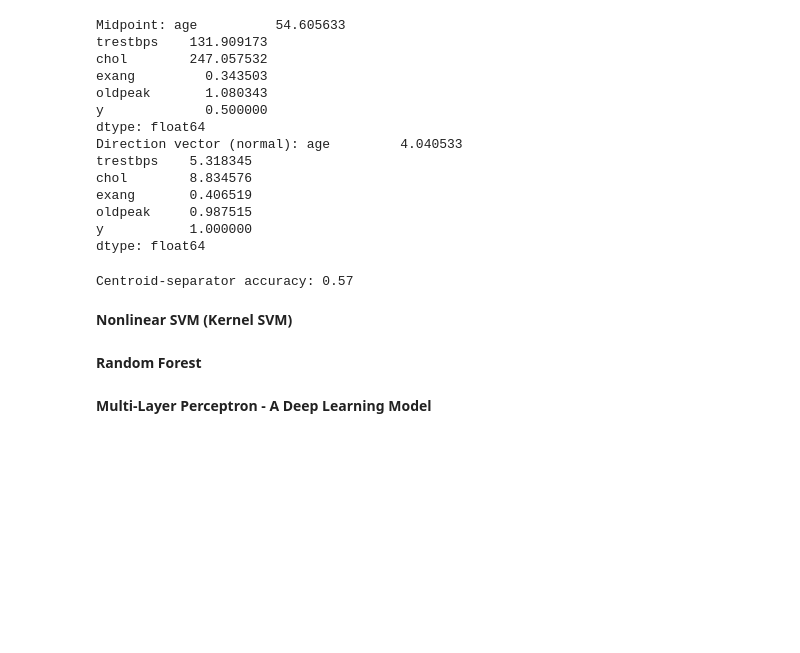
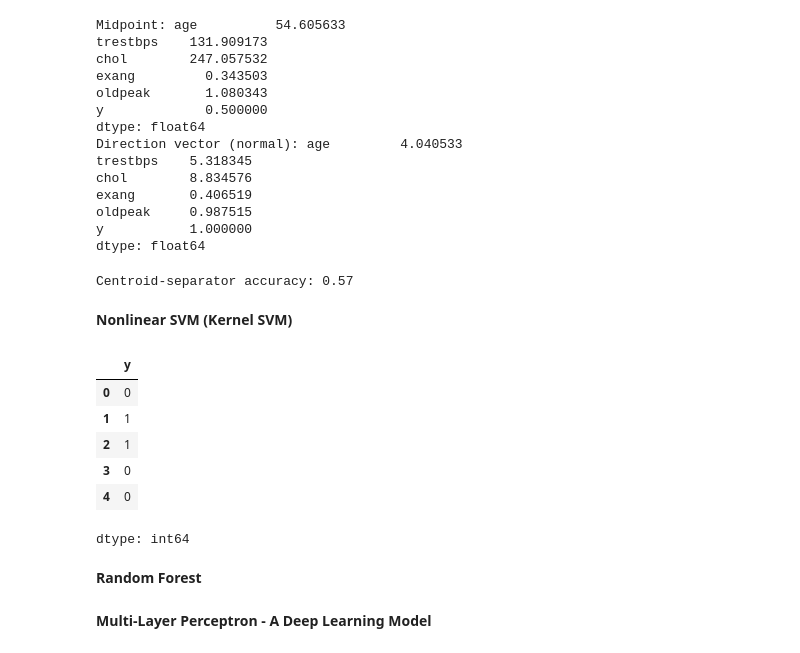
Before and after one commit to rhiats/classification_CAD, a Jupyter notebook: Heart_Disease.ipynb, the cells around one changed output. Drawn from its saved outputs; the diff is of its cells as text; code cells hidden in the pictures; blank space fills up the shorter version.

```diff
--- a/Heart_Disease.ipynb
+++ b/Heart_Disease.ipynb
@@ -495,6 +501,17 @@ print(f"Centroid-separator accuracy: {accuracy:.2f}")
 Centroid-separator accuracy: 0.57
 # %% [markdown]
 **Nonlinear SVM (Kernel SVM)**
+# %%
+X= df[['age','trestbps','oldpeak','ca','thalach']]
+y = df['y']
+# %% [output]
+|  | y |
+| 0 | 0 |
+| 1 | 1 |
+| 2 | 1 |
+| 3 | 0 |
+| 4 | 0 |
+dtype: int64
 # %% [markdown]
 **Random Forest**
 # %% [markdown]
```
Also changed, not shown: parts of 1 cell of this notebook.
